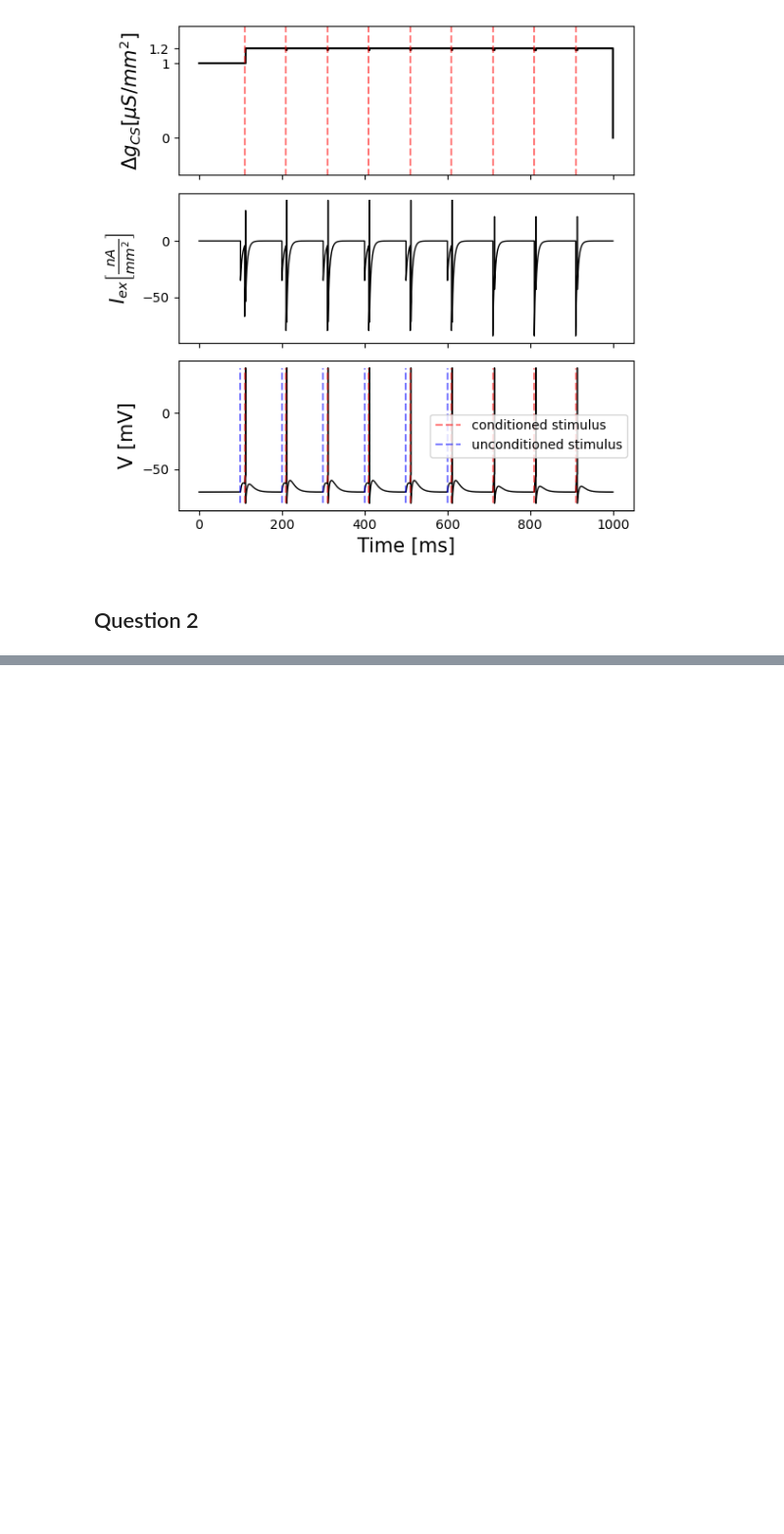
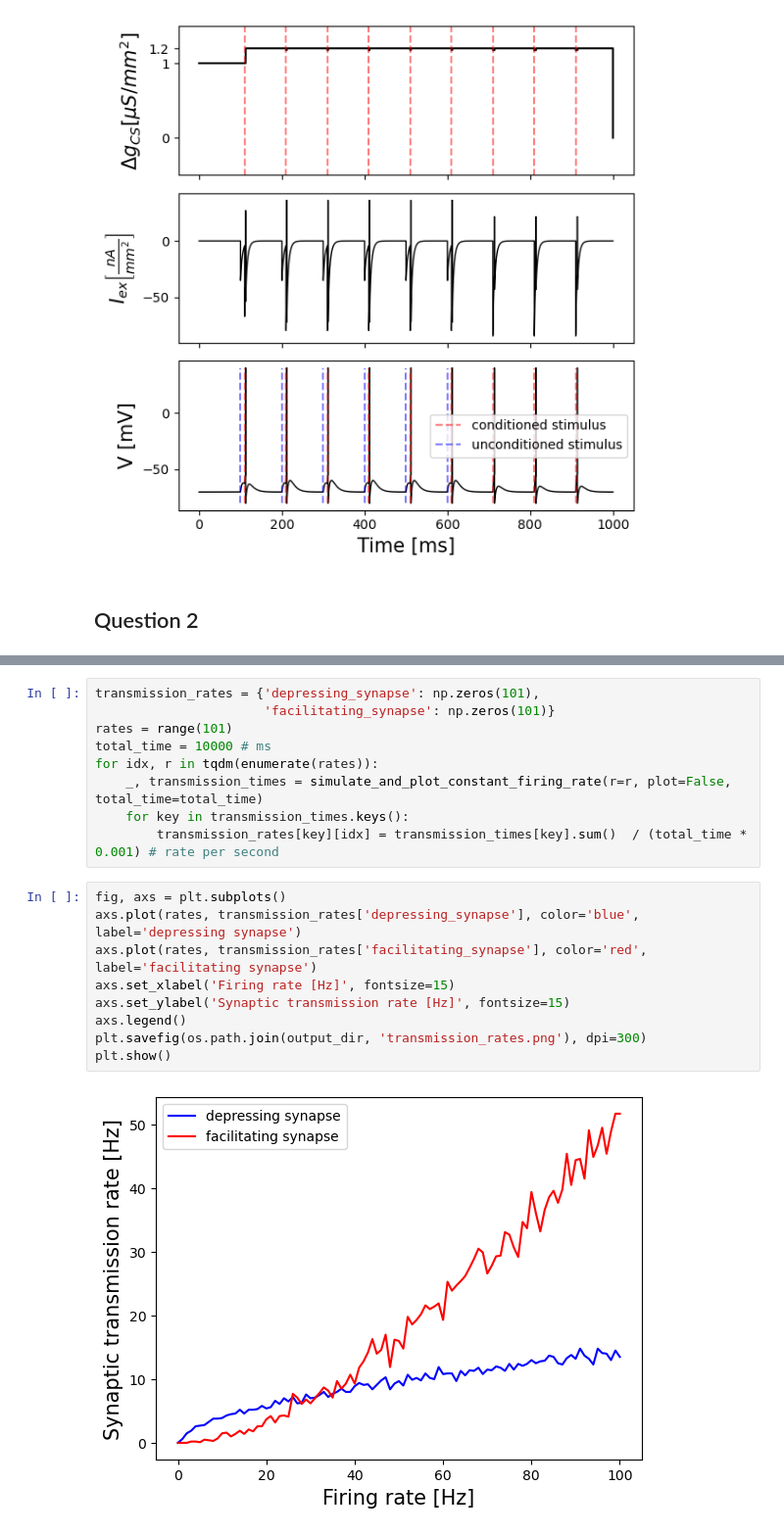
Before and after one commit to sivomke/Comp-neuro-2025, a Jupyter notebook: HW3/hw3.ipynb, the cells around one changed output, grey strips where cells are left out. Shown at 98% size. Cells and saved outputs as stored; diff of their text form; blank space fills up the shorter version.

```diff
--- a/HW3/hw3.ipynb
+++ b/HW3/hw3.ipynb
@@ -270,0 +286,20 @@ simulate_and_plot_constant_firing_rate(r=100)
+# %%
+transmission_rates = {'depressing_synapse': np.zeros(101),
+                      'facilitating_synapse': np.zeros(101)}
+rates = range(101)
+total_time = 10000 # ms
+for idx, r in tqdm(enumerate(rates)):
+    _, transmission_times = simulate_and_plot_constant_firing_rate(r=r, plot=False, total_time=total_time)
+    for key in transmission_times.keys():
+        transmission_rates[key][idx] = transmission_times[key].sum()  / (total_time * 0.001) # rate per second
+# %%
+fig, axs = plt.subplots()
+axs.plot(rates, transmission_rates['depressing_synapse'], color='blue', label='depressing synapse')
+axs.plot(rates, transmission_rates['facilitating_synapse'], color='red', label='facilitating synapse')
+axs.set_xlabel('Firing rate [Hz]', fontsize=15)
+axs.set_ylabel('Synaptic transmission rate [Hz]', fontsize=15)
+axs.legend()
+plt.savefig(os.path.join(output_dir, 'transmission_rates.png'), dpi=300)
+plt.show()
+# %% [output]
+[figure, added]
```
Also changed, not shown: parts of 8 cells of this notebook.
